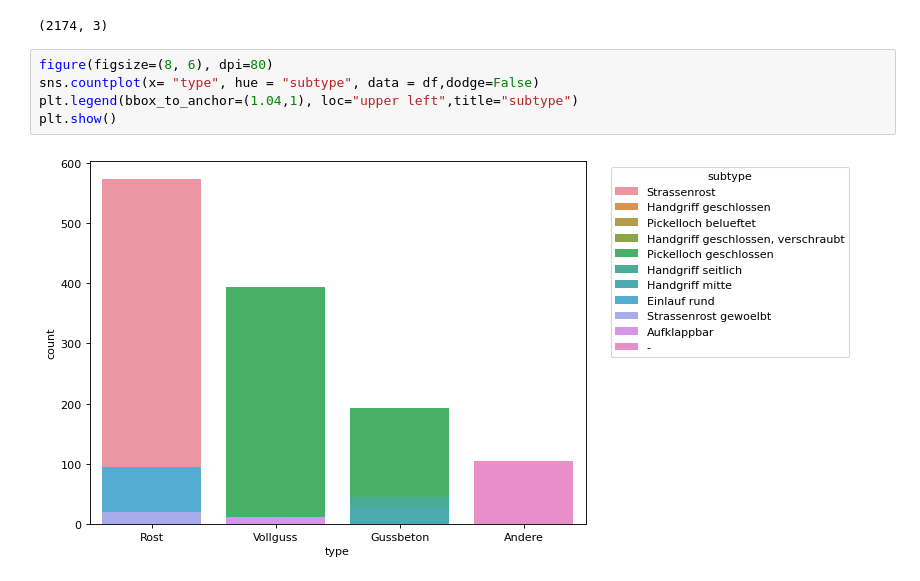
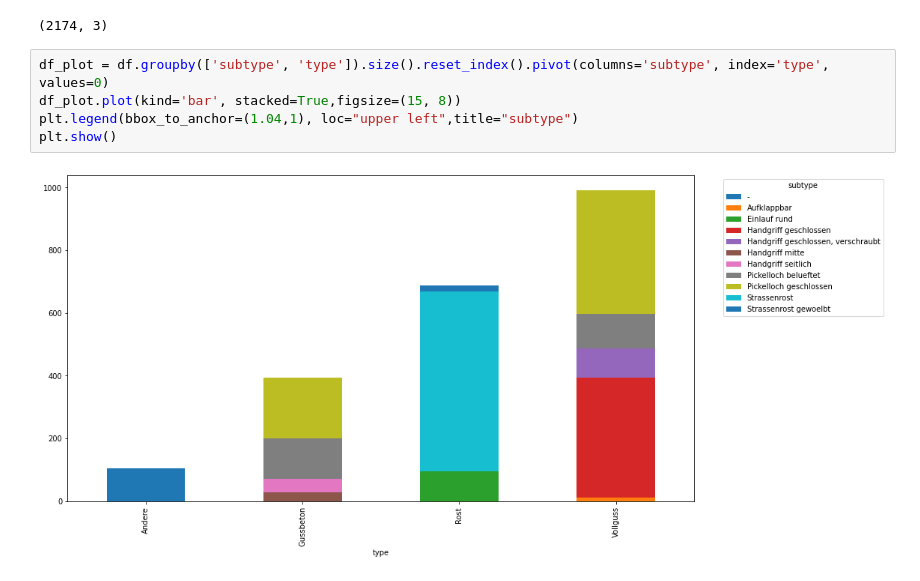
Before and after one commit to FiratSaritas/manhole-cover-classification, a Jupyter notebook: eda/EDA_F.ipynb, the cells around one changed output. Saved outputs shown, nothing was run; the diff lists cells and outputs as text.

Commit message:
update plots and add new df

```diff
--- a/eda/EDA_F.ipynb
+++ b/eda/EDA_F.ipynb
@@ -23,9 +23,9 @@ df.shape
 # %% [output]
 (2174, 3)
 # %%
-figure(figsize=(8, 6), dpi=80)
-sns.countplot(x= "type", hue = "subtype", data = df,dodge=False)
+df_plot = df.groupby(['subtype', 'type']).size().reset_index().pivot(columns='subtype', index='type', values=0)
+df_plot.plot(kind='bar', stacked=True,figsize=(15, 8))
 plt.legend(bbox_to_anchor=(1.04,1), loc="upper left",title="subtype")
 plt.show()
 # %% [output]
-[figure, old version]
+[figure, new version]
```
Also changed, not shown: parts of 7 cells of this notebook.
